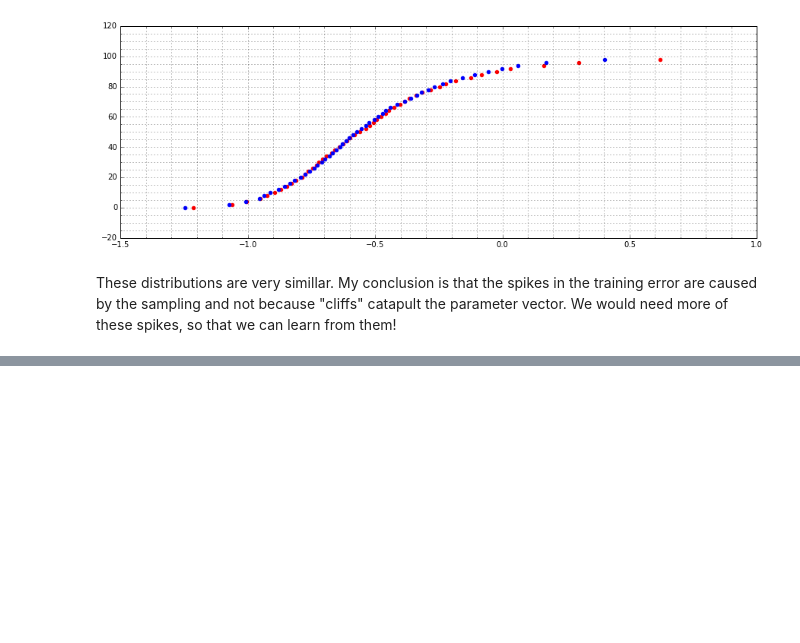
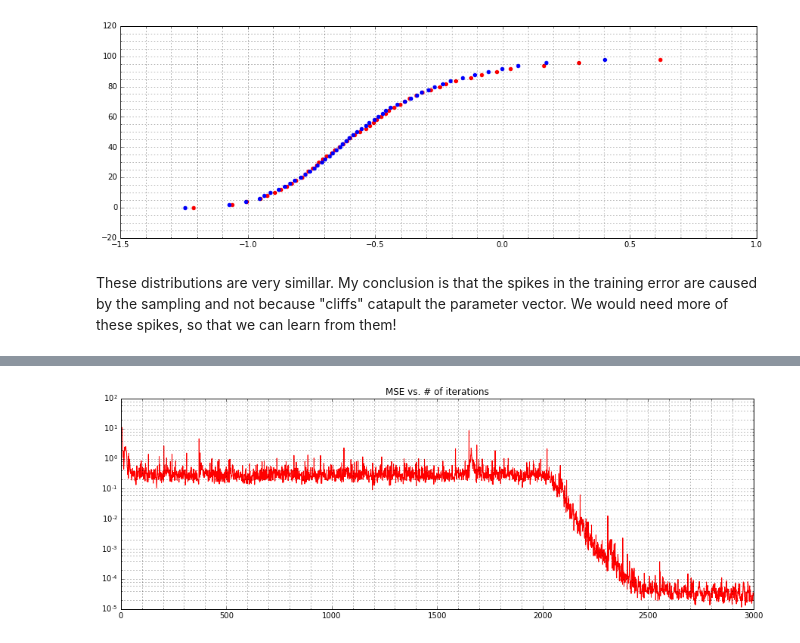
Before and after one commit to vadaszd/rsptime-simu, a Jupyter notebook: ReLU 02 - Improve optimization.ipynb, the cells around one changed output, grey strips where cells are left out. Saved outputs shown, nothing was run; the diff lists cells and outputs as text; code cells hidden in the pictures; blank space fills up the shorter version.

Commit message:
Unit-wise training - first results

```diff
--- a/ReLU 02 - Improve optimization.ipynb
+++ b/ReLU 02 - Improve optimization.ipynb
@@ -809,3 +834,20 @@ def createStageWiseTrainedRNN(n, leak=0, oversizing=1):
 
     print "Created NWayRNN"
     return StageWiseTrainedRNN
+# %%
+%%time
+class TwoConcurrentOneSerial(object):
+
+    # alpha=-100, beta=0.0 ensure the child response times do not contain
+    # additive noise
+    structure = Trx('0', alpha=-100, beta=0.0)|Trx('1', alpha=-100, beta=0.0) \
+                    - Trx('1', alpha=-100, beta=0.0)
+
+    graph = FSBGraph()
+    graph.start_node, graph.end_node = structure.generate_graph(graph)
+
+    data = FSBSampler(graph, num_children=3)
+    RNN = createStageWiseTrainedRNN(3, leak=-1.0, oversizing=1)
+    rnn = RNN(step_size=2e-3, momentum=0.9, l1=1e-2, gamma=4.0, l2=1e-6,
+                training_steps=1000, data=data,
+                batch_size=128, MSE_limit=1e-6, rng=np.random.RandomState(1236))
@@ -811,0 +872,10 @@ def createStageWiseTrainedRNN(n, leak=0, oversizing=1):
+# %%
+plt.figure(figsize=(15, 5))
+plt.title('MSE vs. # of iterations')
+plt.grid(which='both')
+plt.minorticks_on()
+plt.plot(TwoConcurrentOneSerial.rnn.MSEs, color='red')
+plt.yscale('log')
+plt.show()
+# %% [output]
+[figure, added]
```
Also changed, not shown: parts of 12 cells of this notebook.
